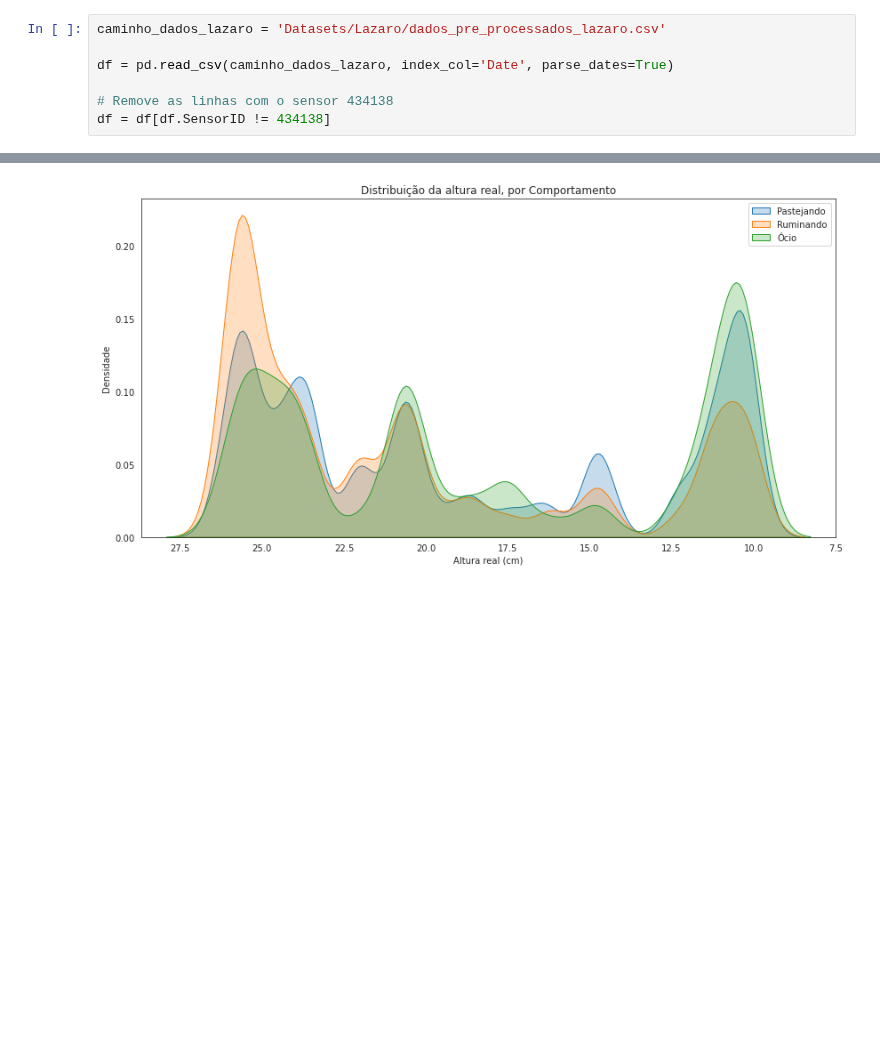
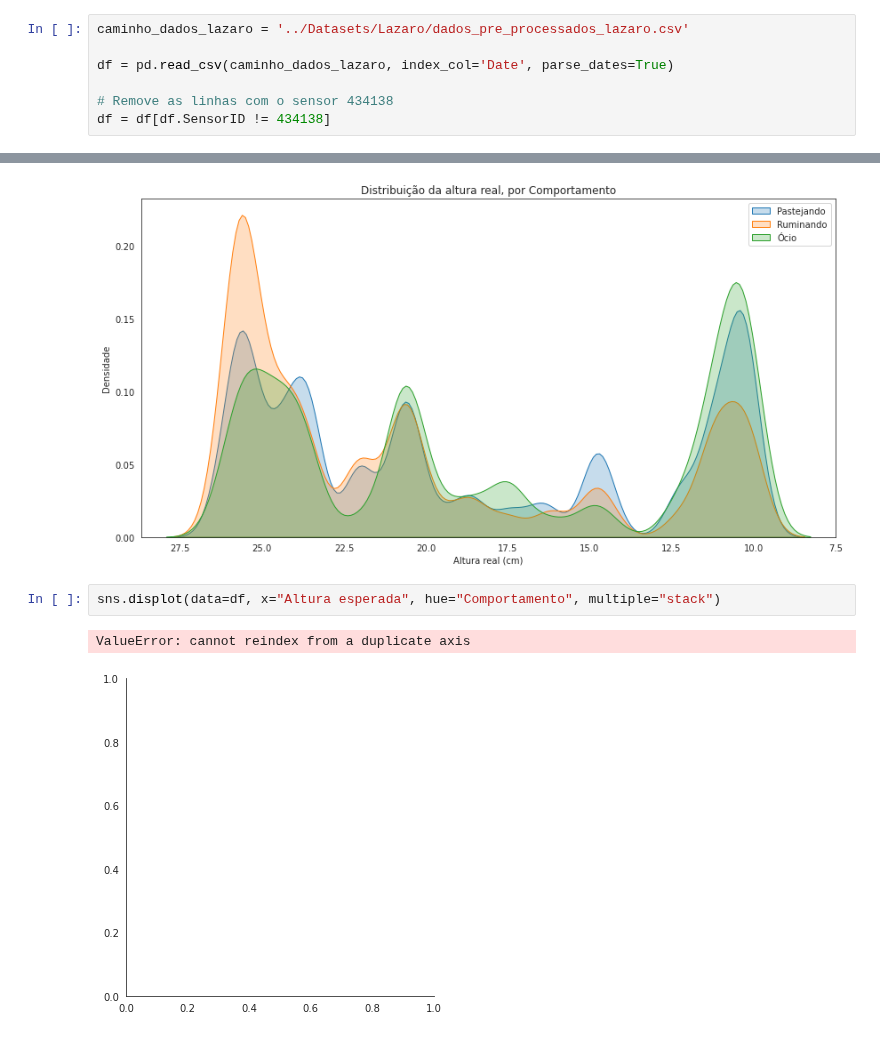
Before and after one commit to egmaziero/ZooWithAI, a Jupyter notebook: Lazaro/Lazaro - Plots Dados do Sensor.ipynb, the cells around one changed output, grey strips where cells are left out. Saved outputs shown, nothing was run; the diff lists cells and outputs as text; blank space fills up the shorter version.

```diff
--- a/Lazaro - Plots.ipynb
+++ b/Lazaro/Lazaro - Plots Dados do Sensor.ipynb
@@ -9,7 +9,7 @@ import seaborn as sns
 ## Passo 1: Leitura dos dados
 Leitura dos bancos de dados em DataFrame Pandas.
 # %%
-caminho_dados_lazaro = 'Datasets/Lazaro/dados_pre_processados_lazaro.csv'
+caminho_dados_lazaro = '../Datasets/Lazaro/dados_pre_processados_lazaro.csv'
 
 df = pd.read_csv(caminho_dados_lazaro, index_col='Date', parse_dates=True)
 
@@ -329,3 +319,8 @@ plt.title("Distribuição da altura real, por Comportamento")
 # %% [output]
 Text(0.5, 1.0, 'Distribuição da altura real, por Comportamento')
 [figure]
+# %%
+sns.displot(data=df, x="Altura esperada", hue="Comportamento", multiple="stack")
+# %% [output]
+ValueError: cannot reindex from a duplicate axis
+[figure, added]
```
Also changed, not shown: parts of 1 cell of this notebook, 22 other files.
